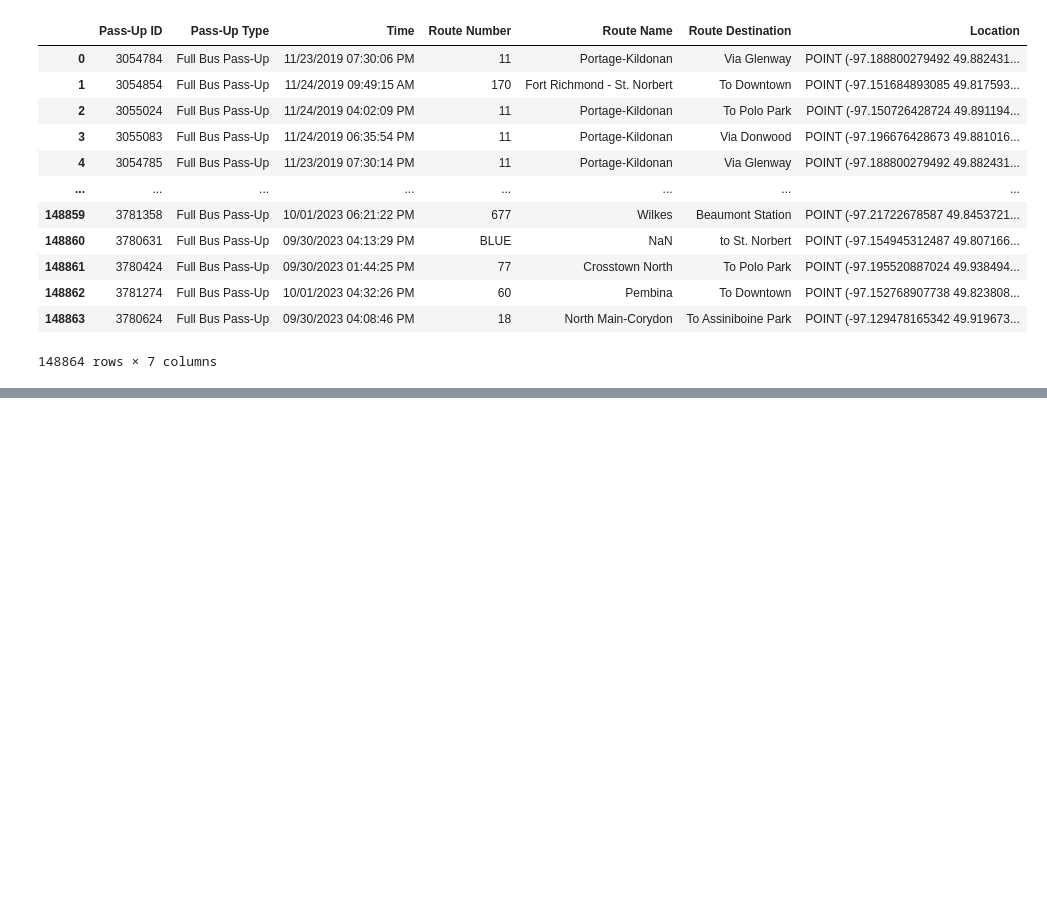
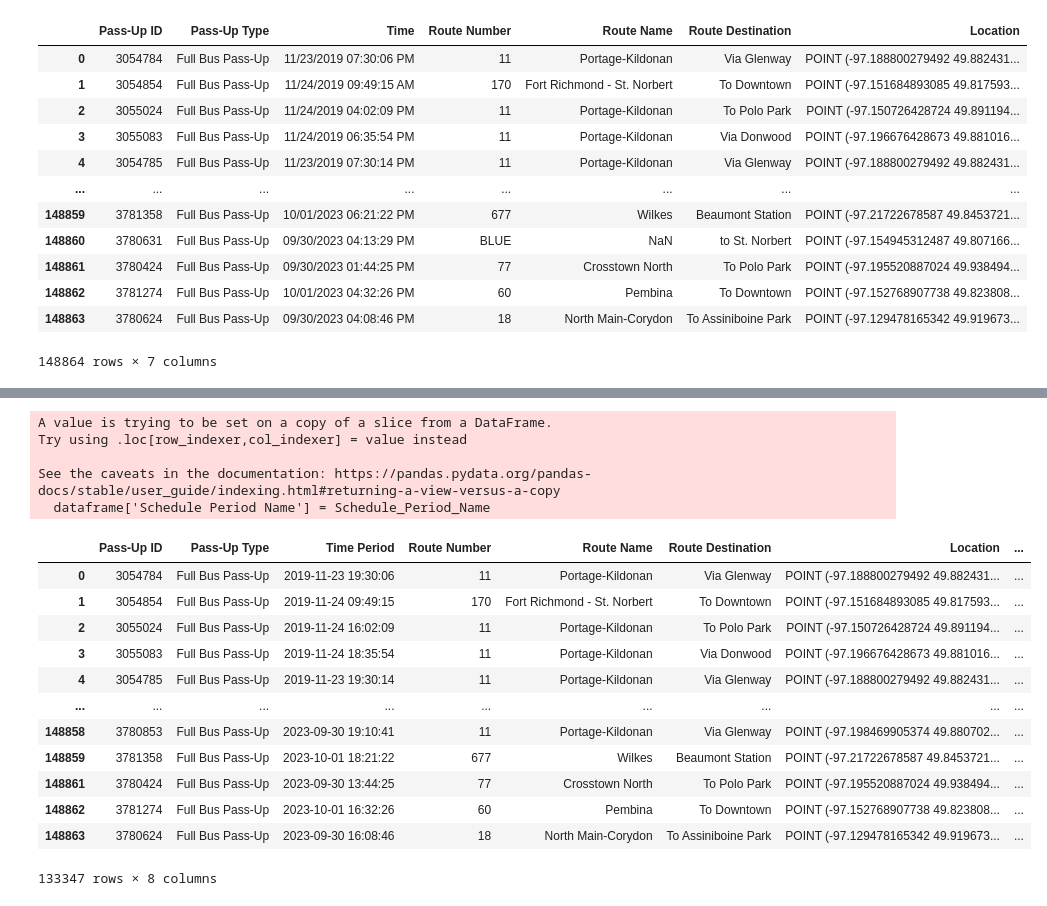
Before and after one commit to pchaudhary12/Winnipeg-Transit-System, a Jupyter notebook: python_code/EDA.ipynb, the cells around one changed output, grey strips where cells are left out. Drawn from its saved outputs; the diff is of its cells as text; code cells hidden in the pictures; blank space fills up the shorter version.

```diff
--- a/python_code/EDA.ipynb
+++ b/python_code/EDA.ipynb
@@ -691,0 +712,3 @@ pass_ups_df
+# %%
+# remove null values
+pass_ups_df = pass_ups_df.dropna()
@@ -691,0 +745,3 @@ pass_ups_df
+# %%
+# change datatype for 'Time' column to datetime
+pass_ups_df['Time'] = pd.to_datetime(pass_ups_df['Time'])
@@ -691,0 +754,2 @@ pass_ups_df
+# %%
+pass_ups_df.rename(columns={'Time': 'Time Period'}, inplace=True)
@@ -691,0 +797,22 @@ pass_ups_df
+# %%
+# Add time Category
+add_time_category(pass_ups_df)
+# %% [output]
+A value is trying to be set on a copy of a slice from a DataFrame.
+Try using .loc[row_indexer,col_indexer] = value instead
+
+See the caveats in the documentation: https://pandas.pydata.org/pandas-docs/stable/user_guide/indexing.html#returning-a-view-versus-a-copy
+  dataframe['Schedule Period Name'] = Schedule_Period_Name
+|  | Pass-Up ID | Pass-Up Type | Time Period | Route Number | Route Name | Route Destination | Location | ... |
+| 0 | 3054784 | Full Bus Pass-Up | 2019-11-23 19:30:06 | 11 | Portage-Kildonan | Via Glenway | POINT (-97.188800279492 49.882431... | ... |
+| 1 | 3054854 | Full Bus Pass-Up | 2019-11-24 09:49:15 | 170 | Fort Richmond - St. Norbert | To Downtown | POINT (-97.151684893085 49.817593... | ... |
+| 2 | 3055024 | Full Bus Pass-Up | 2019-11-24 16:02:09 | 11 | Portage-Kildonan | To Polo Park | POINT (-97.150726428724 49.891194... | ... |
+| 3 | 3055083 | Full Bus Pass-Up | 2019-11-24 18:35:54 | 11 | Portage-Kildonan | Via Donwood | POINT (-97.196676428673 49.881016... | ... |
+| 4 | 3054785 | Full Bus Pass-Up | 2019-11-23 19:30:14 | 11 | Portage-Kildonan | Via Glenway | POINT (-97.188800279492 49.882431... | ... |
+| ... | ... | ... | ... | ... | ... | ... | ... | ... |
+| 148858 | 3780853 | Full Bus Pass-Up | 2023-09-30 19:10:41 | 11 | Portage-Kildonan | Via Glenway | POINT (-97.198469905374 49.880702... | ... |
+| 148859 | 3781358 | Full Bus Pass-Up | 2023-10-01 18:21:22 | 677 | Wilkes | Beaumont Station | POINT (-97.21722678587 49.8453721... | ... |
+| 148861 | 3780424 | Full Bus Pass-Up | 2023-09-30 13:44:25 | 77 | Crosstown North | To Polo Park | POINT (-97.195520887024 49.938494... | ... |
+| 148862 | 3781274 | Full Bus Pass-Up | 2023-10-01 16:32:26 | 60 | Pembina | To Downtown | POINT (-97.152768907738 49.823808... | ... |
+| 148863 | 3780624 | Full Bus Pass-Up | 2023-09-30 16:08:46 | 18 | North Main-Corydon | To Assiniboine Park | POINT (-97.129478165342 49.919673... | ... |
+133347 rows × 8 columns
```
Also changed, not shown: parts of 44 cells of this notebook, 2 other files.
